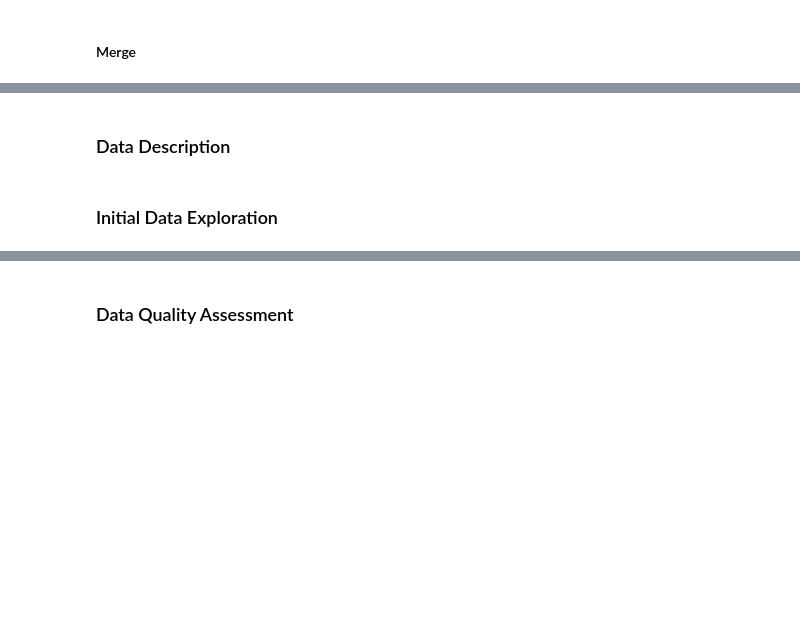
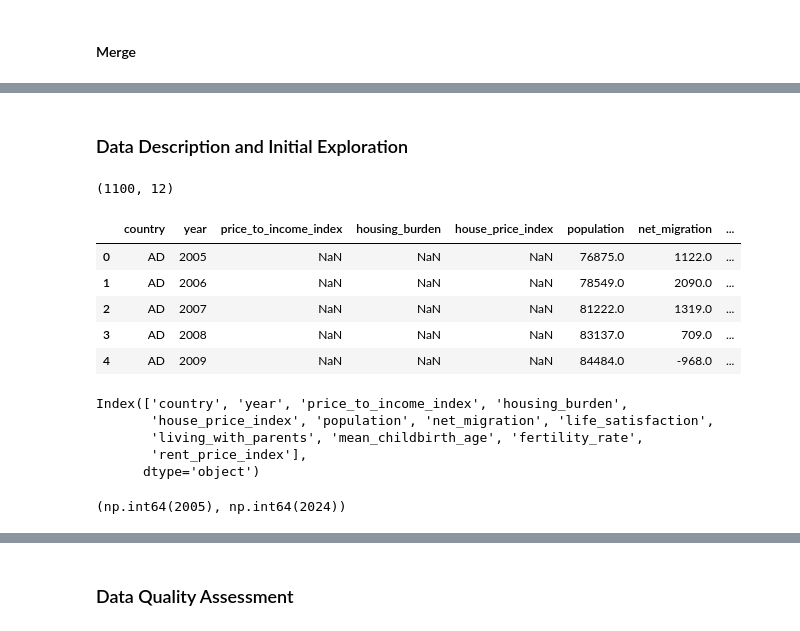
Before and after one commit to baktofebruary/InfoVis, a Jupyter notebook: notebooks/prepare_data.ipynb, the cells around one changed output, grey strips where cells are left out. Drawn from its saved outputs; the diff is of its cells as text; code cells hidden in the pictures; blank space fills up the shorter version.

```diff
--- a/notebooks/prepare_data.ipynb
+++ b/notebooks/prepare_data.ipynb
@@ -287,4 +287,27 @@ len(final_df)
 # %% [markdown]
-###  Data Description
+###  Data Description and Initial Exploration
-# %% [markdown]
-###  Initial Data Exploration
+# %%
+final_df.shape
+# %% [output]
+(1100, 12)
+# %%
+final_df.head()
+# %% [output]
+|  | country | year | price_to_income_index | housing_burden | house_price_index | population | net_migration | ... |
+| 0 | AD | 2005 | NaN | NaN | NaN | 76875.0 | 1122.0 | ... |
+| 1 | AD | 2006 | NaN | NaN | NaN | 78549.0 | 2090.0 | ... |
+| 2 | AD | 2007 | NaN | NaN | NaN | 81222.0 | 1319.0 | ... |
+| 3 | AD | 2008 | NaN | NaN | NaN | 83137.0 | 709.0 | ... |
+| 4 | AD | 2009 | NaN | NaN | NaN | 84484.0 | -968.0 | ... |
+# %%
+final_df.columns
+# %% [output]
+Index(['country', 'year', 'price_to_income_index', 'housing_burden',
+       'house_price_index', 'population', 'net_migration', 'life_satisfaction',
+       'living_with_parents', 'mean_childbirth_age', 'fertility_rate',
+       'rent_price_index'],
+      dtype='object')
+# %%
+final_df['year'].min(), final_df['year'].max()
+# %% [output]
+(np.int64(2005), np.int64(2024))
```
Also changed, not shown: parts of 7 cells of this notebook, 2 other files.
